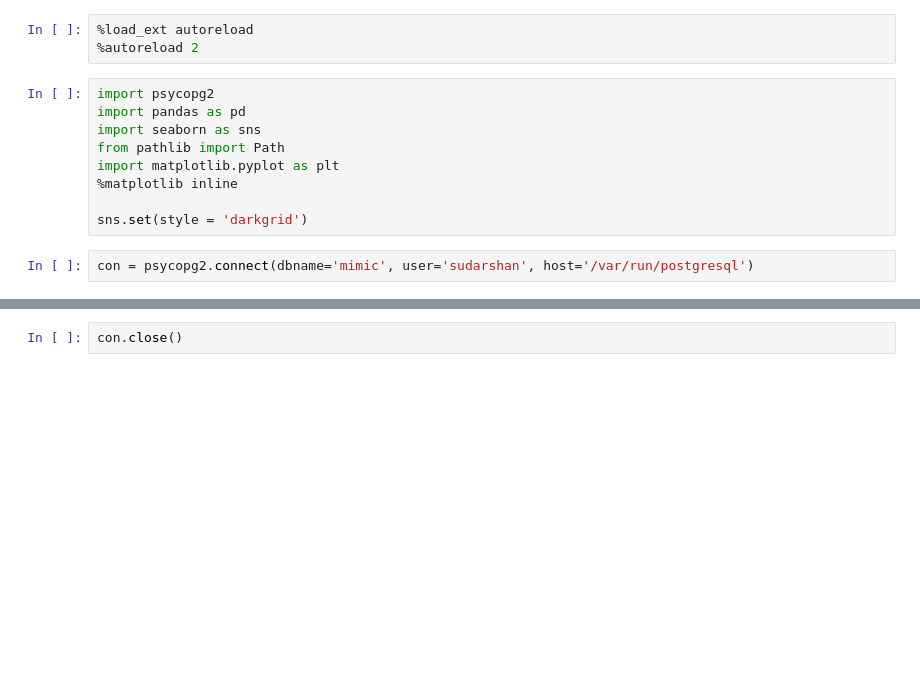
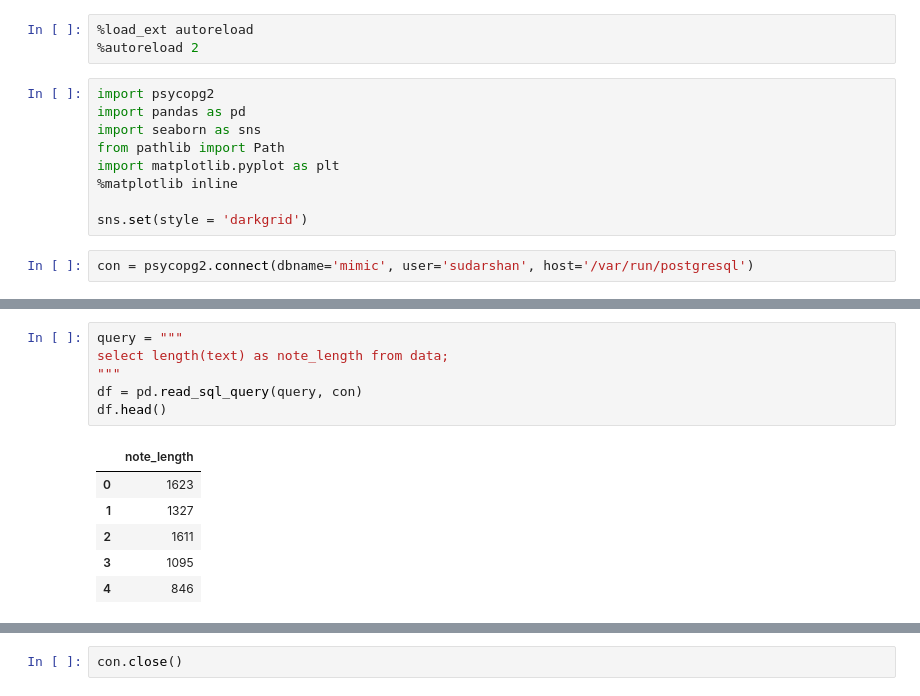
Before and after one commit to sudarshan85/mimic_extraction, a Jupyter notebook: data_stats.ipynb, the cells around one changed output, grey strips where cells are left out. Saved outputs shown, nothing was run; the diff lists cells and outputs as text; blank space fills up the shorter version.

```diff
--- a/data_stats.ipynb
+++ b/data_stats.ipynb
@@ -88,0 +137,13 @@ for index, row in df.iterrows():
+# %%
+query = """
+select length(text) as note_length from data;
+"""
+df = pd.read_sql_query(query, con)
+df.head()
+# %% [output]
+|  | note_length |
+| 0 | 1623 |
+| 1 | 1327 |
+| 2 | 1611 |
+| 3 | 1095 |
+| 4 | 846 |
```
Also changed, not shown: parts of 12 cells of this notebook.
